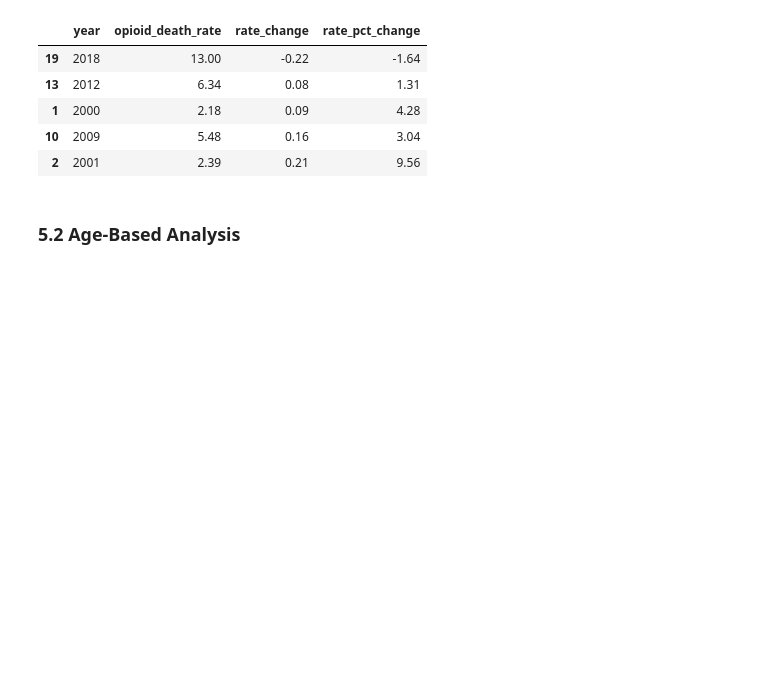
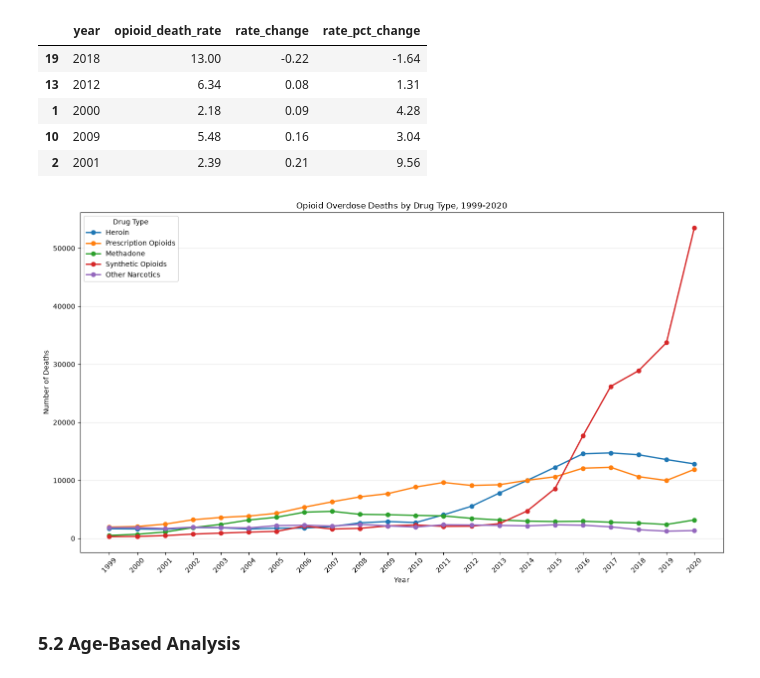
Before and after one commit to abeaderstadt/opioid-overdose-capstone, a Jupyter notebook: notebooks/eda.ipynb, the cells around one changed output. Drawn from its saved outputs; the diff is of its cells as text; code cells hidden in the pictures; blank space fills up the shorter version.

Commit message:
create Opioid Overdose Deaths by Drug Type, 1999-2020 visual

```diff
--- a/notebooks/eda.ipynb
+++ b/notebooks/eda.ipynb
@@ -599,6 +599,73 @@ fig.write_image(
 )
 
 fig.show(renderer="browser")
+# %%
+# Aggregate drug-specific deaths by year
+drug_type_trend = (
+    analysis_df.groupby("year", as_index=False)
+    .agg(
+        heroin_deaths=("heroin_deaths", "sum"),
+        prescription_deaths=("prescription_deaths", "sum"),
+        methadone_deaths=("methadone_deaths", "sum"),
+        synthetic_deaths=("synthetic_deaths", "sum"),
+        other_deaths=("other_deaths", "sum"),
+    )
+)
+
+# Rename columns for cleaner chart labels
+drug_labels = {
+    "heroin_deaths": "Heroin",
+    "prescription_deaths": "Prescription Opioids",
+    "methadone_deaths": "Methadone",
+    "synthetic_deaths": "Synthetic Opioids",
+    "other_deaths": "Other Narcotics",
+}
+
+figures_dir = Path("../figures")
+figures_dir.mkdir(
+    parents=True,
+    exist_ok=True,
+)
+
+# Create multi-line time-series chart
+plt.figure(figsize=(14, 8))
+
+for column, label in drug_labels.items():
+    plt.plot(
+        drug_type_trend["year"],
+        drug_type_trend[column],
+        marker="o",
+        linewidth=2,
+        label=label,
+    )
+
+plt.title(
+    "Opioid Overdose Deaths by Drug Type, 1999-2020"
+)
+plt.xlabel("Year")
+plt.ylabel("Number of Deaths")
+
+plt.xticks(
+    drug_type_trend["year"],
+    rotation=45,
+)
+
+plt.legend(
+    title="Drug Type"
+)
+
+plt.grid(axis="y", alpha=0.3)
+plt.tight_layout()
+
+plt.savefig(
+    figures_dir / "opioid_deaths_by_drug_type.png",
+    dpi=300,
+    bbox_inches="tight",
+)
+
+plt.show()
+# %% [output]
+[figure, added]
 # %% [markdown]
 ### 5.2 Age-Based Analysis
 # %%
```
Also changed, not shown: 1 other file.
